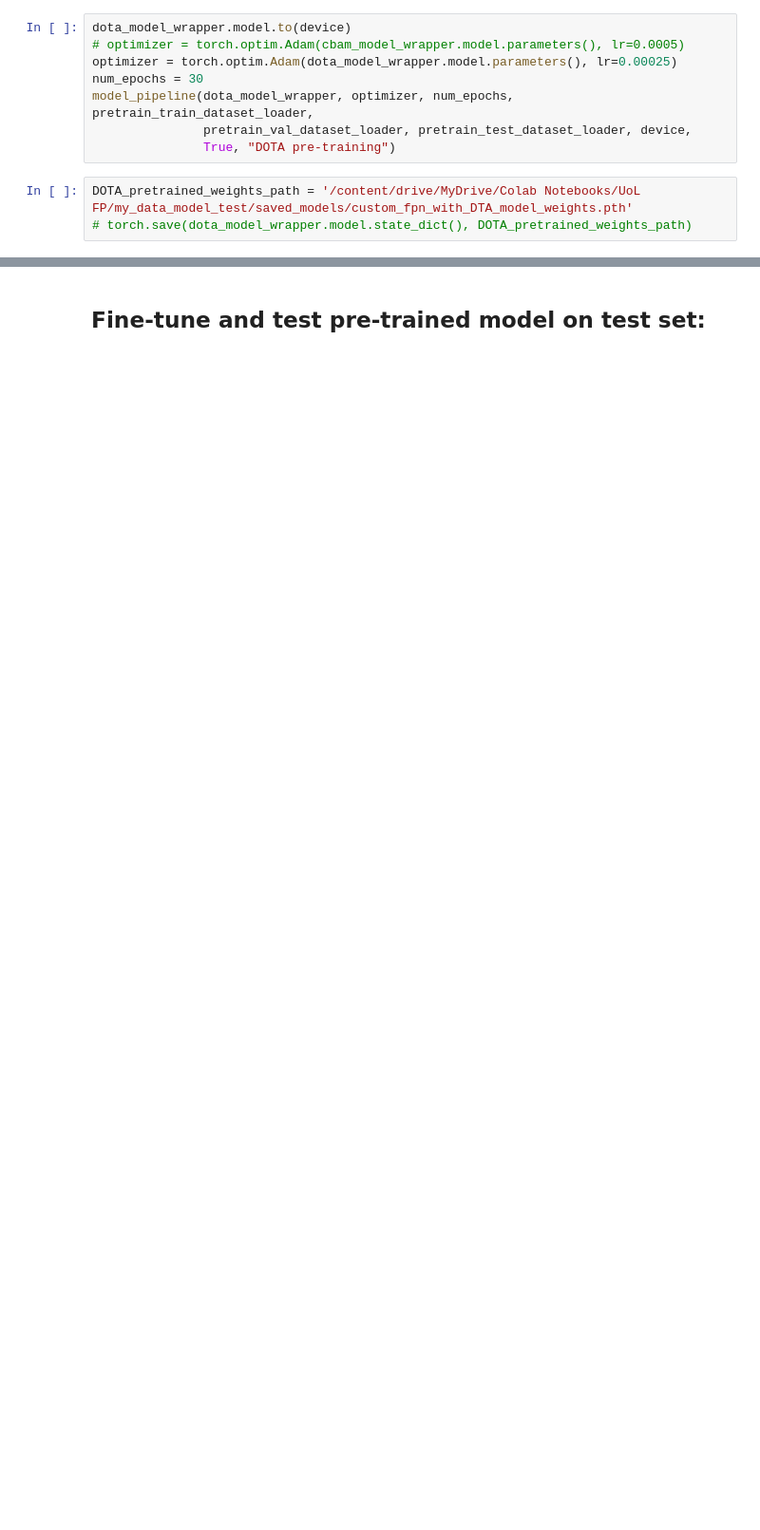
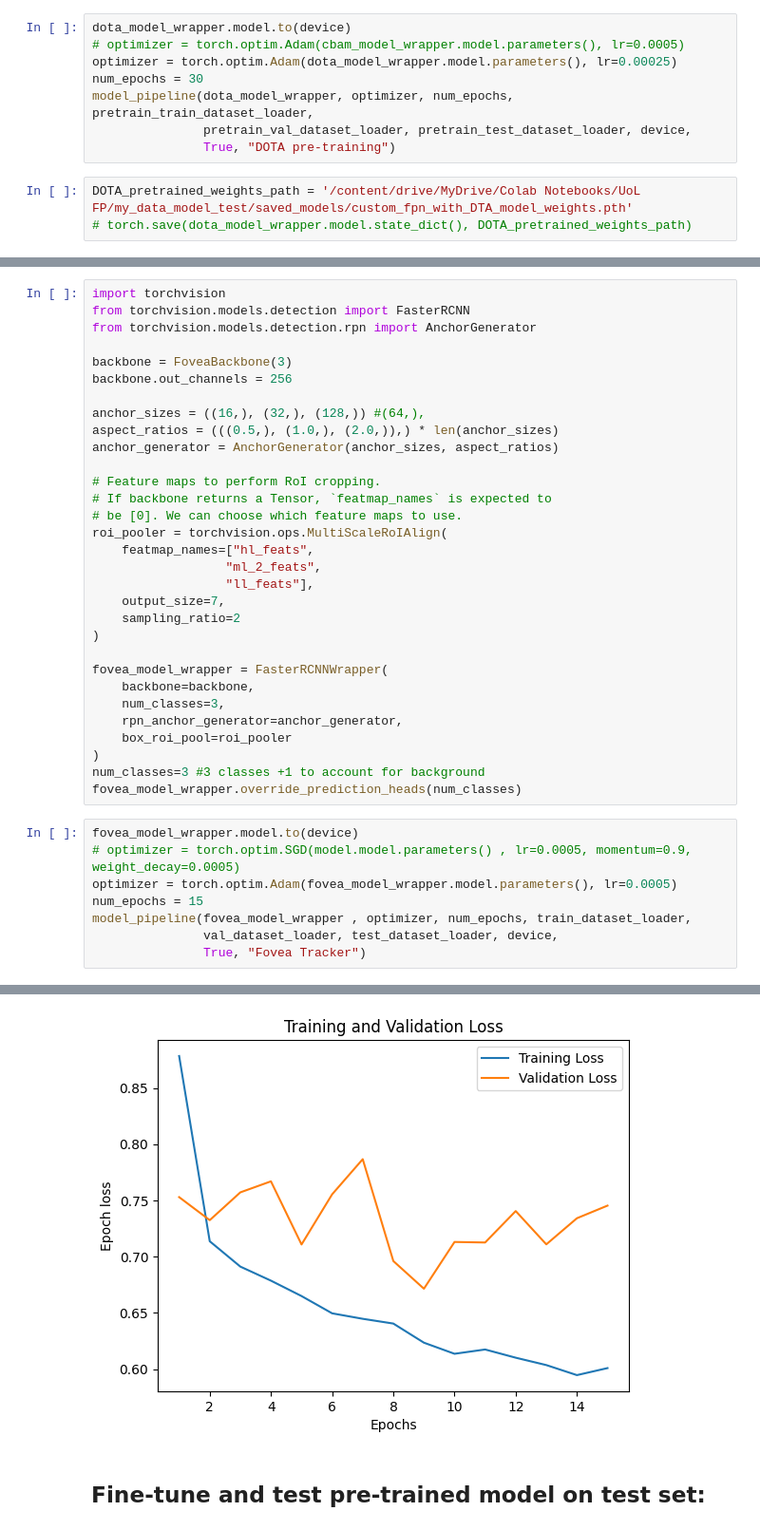
Before and after one commit to Amy-RT/Faster-R-CNN-Custom-Backbones, a Jupyter notebook: UoL Final Project based on CM3015 template "deep learning on public dataset".ipynb, the cells around one changed output, grey strips where cells are left out. Shown at 95% size. Drawn from its saved outputs; the diff is of its cells as text; blank space fills up the shorter version.

Commit message:
Initial implementation of biomimetic Fovea Blocks - inspired by EVMNet

```diff
--- a/UoL Final Project based on CM3015 template "deep learning on public dataset".ipynb
+++ b/UoL Final Project based on CM3015 template "deep learning on public dataset".ipynb
@@ -3403,0 +4430,40 @@ DOTA_pretrained_weights_path = '/content/drive/MyDrive/Colab Notebooks/UoL FP/my
+# %%
+import torchvision
+from torchvision.models.detection import FasterRCNN
+from torchvision.models.detection.rpn import AnchorGenerator
+
+backbone = FoveaBackbone(3)
+backbone.out_channels = 256
+
+anchor_sizes = ((16,), (32,), (128,)) #(64,),
+aspect_ratios = (((0.5,), (1.0,), (2.0,)),) * len(anchor_sizes)
+anchor_generator = AnchorGenerator(anchor_sizes, aspect_ratios)
+
+# Feature maps to perform RoI cropping.
+# If backbone returns a Tensor, `featmap_names` is expected to
+# be [0]. We can choose which feature maps to use.
+roi_pooler = torchvision.ops.MultiScaleRoIAlign(
+    featmap_names=["hl_feats",
+                  "ml_2_feats",
+                  "ll_feats"],
+    output_size=7,
+    sampling_ratio=2
+)
+
+fovea_model_wrapper = FasterRCNNWrapper(
+    backbone=backbone,
+    num_classes=3,
+    rpn_anchor_generator=anchor_generator,
+    box_roi_pool=roi_pooler
+)
+num_classes=3 #3 classes +1 to account for background
+fovea_model_wrapper.override_prediction_heads(num_classes)
+# %%
+fovea_model_wrapper.model.to(device)
+# optimizer = torch.optim.SGD(model.model.parameters() , lr=0.0005, momentum=0.9, weight_decay=0.0005)
+optimizer = torch.optim.Adam(fovea_model_wrapper.model.parameters(), lr=0.0005)
+num_epochs = 15
+model_pipeline(fovea_model_wrapper , optimizer, num_epochs, train_dataset_loader,
+               val_dataset_loader, test_dataset_loader, device,
+               True, "Fovea Tracker")
+# %% [output]
@@ -3404,3 +4515,4 @@ DOTA_pretrained_weights_path = '/content/drive/MyDrive/Colab Notebooks/UoL FP/my
+[figure, added]
 # %% [markdown]
 ## Fine-tune and test pre-trained model on test set:
 # %%
```
Also changed, not shown: parts of 33 cells of this notebook.
